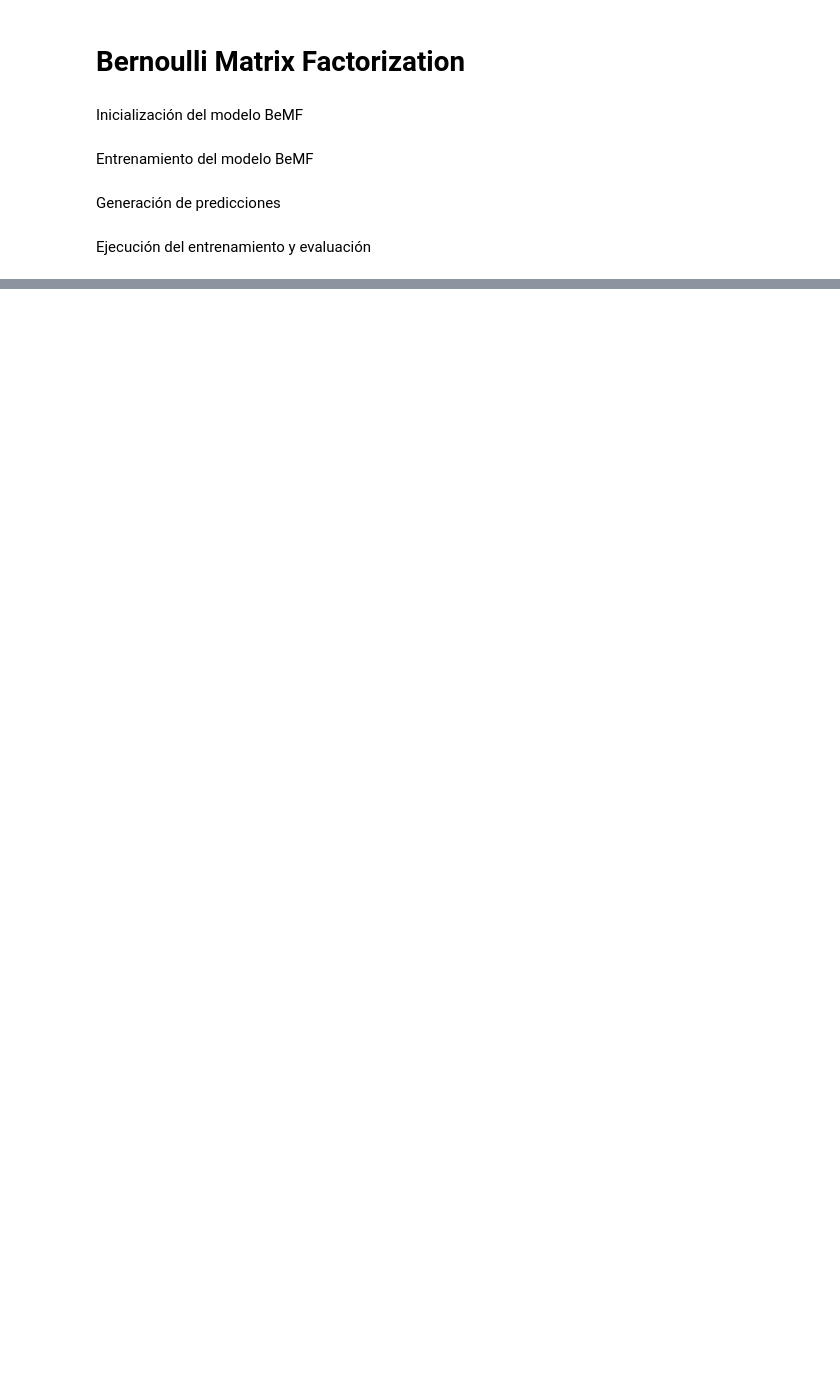
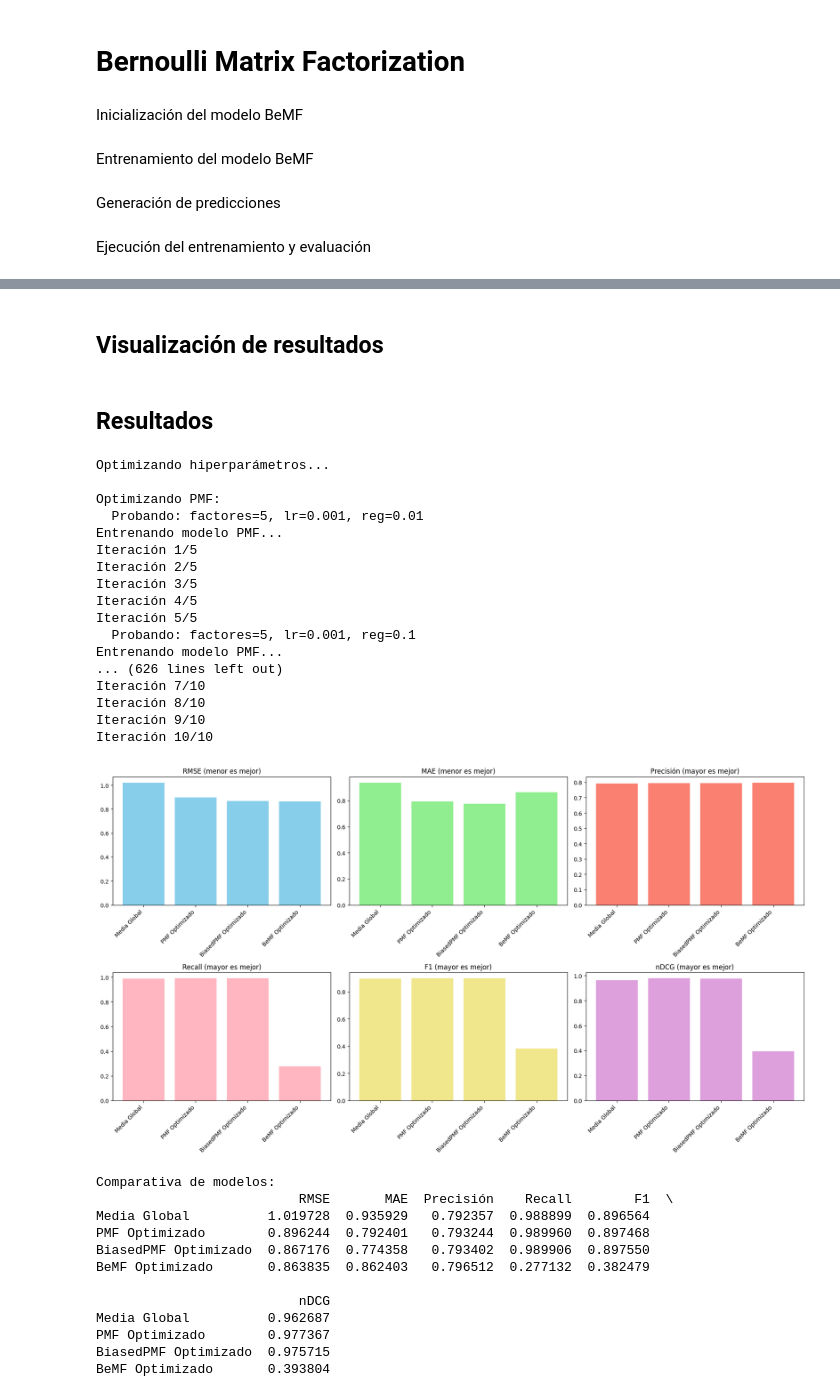
Before and after one commit to DavidSanru/recommendation_system, a Jupyter notebook: prueba.ipynb, the cells around one changed output, grey strips where cells are left out. Cells and saved outputs as stored; diff of their text form; code cells hidden in the pictures; blank space fills up the shorter version.

```diff
--- a/prueba.ipynb
+++ b/prueba.ipynb
@@ -818,0 +1006,12 @@ NDCG: 0.4049
+# %%
+def generar_predicciones_media_global(test_indices, train_matrix):
+    """Genera predicciones usando la media global de ratings"""
+    media_global = calculate_global_mean(train_matrix)
+    predicciones = {}
+
+    for u, i in test_indices:
+        if u not in predicciones:
+            predicciones[u] = {}
+        predicciones[u][i] = media_global
+
+    return predicciones
@@ -818,0 +1082,4 @@ NDCG: 0.4049
+# %% [markdown]
+
+
+## Visualización de resultados
@@ -818,0 +1147,59 @@ NDCG: 0.4049
+# %% [markdown]
+## Resultados
+# %%
+# Obtener índices de prueba
+test_indices = list(zip(*test_matrix.nonzero()))
+
+# Utilizamos los parámetros obtenidos de la optimización
+mejores_params = {
+    'PMF': {
+        'rmse': 0.9326,
+        'params': {'factores': 10, 'lr': 0.01, 'reg': 0.01}
+    },
+    'BiasedPMF': {
+        'rmse': 0.9165,
+        'params': {'factores': 10, 'lr': 0.01, 'reg': 0.5}
+    },
+    'BeMF': {
+        'rmse': 0.7878,
+        'params': {'factores': 20, 'lr': 0.005, 'reg': 0.5}
+    }
+}
+
+# Usar los parámetros óptimos preestablecidos
+resultados = evaluar_todos_modelos(train_matrix, test_matrix, test_indices, mejores_params)
+
+# Visualizar y analizar resultados
+tabla_comparativa = visualizar_resultados(resultados)
+print(tabla_comparativa)
+# %% [output]
+Optimizando hiperparámetros...
+
+Optimizando PMF:
+  Probando: factores=5, lr=0.001, reg=0.01
+Entrenando modelo PMF...
+Iteración 1/5
+Iteración 2/5
+Iteración 3/5
+Iteración 4/5
+Iteración 5/5
+  Probando: factores=5, lr=0.001, reg=0.1
+Entrenando modelo PMF...
+... (626 lines left out)
+Iteración 7/10
+Iteración 8/10
+Iteración 9/10
+Iteración 10/10
+[figure, added]
+Comparativa de modelos:
+                          RMSE       MAE  Precisión    Recall        F1  \
+Media Global          1.019728  0.935929   0.792357  0.988899  0.896564
+PMF Optimizado        0.896244  0.792401   0.793244  0.989960  0.897468
+BiasedPMF Optimizado  0.867176  0.774358   0.793402  0.989906  0.897550
+BeMF Optimizado       0.863835  0.862403   0.796512  0.277132  0.382479
+
+                          nDCG
+Media Global          0.962687
+PMF Optimizado        0.977367
+BiasedPMF Optimizado  0.975715
+BeMF Optimizado       0.393804
```
Also changed, not shown: parts of 21 cells of this notebook.
